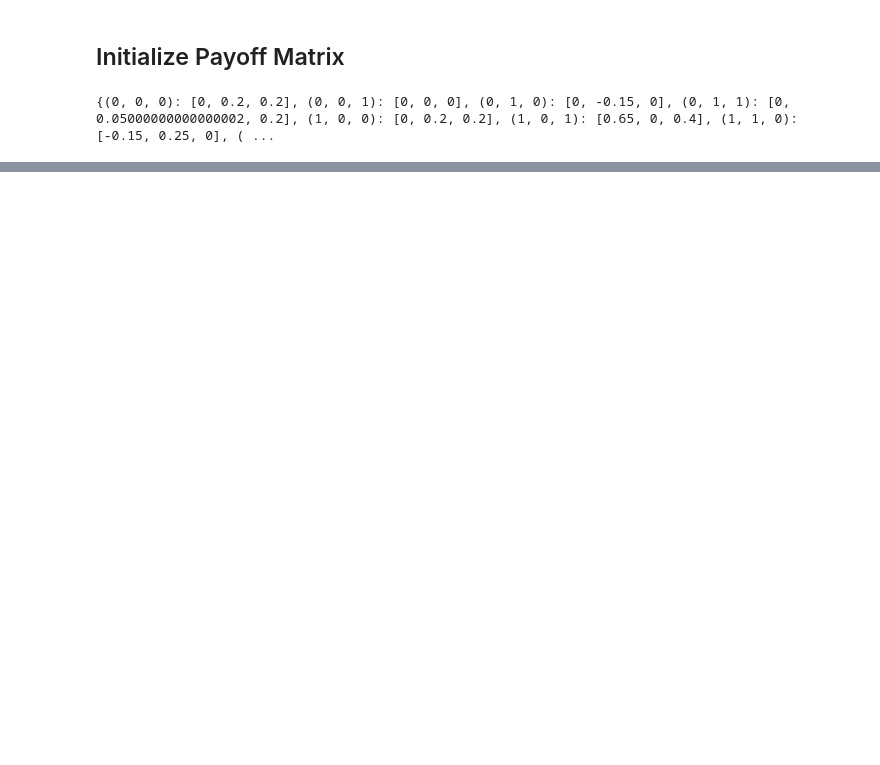
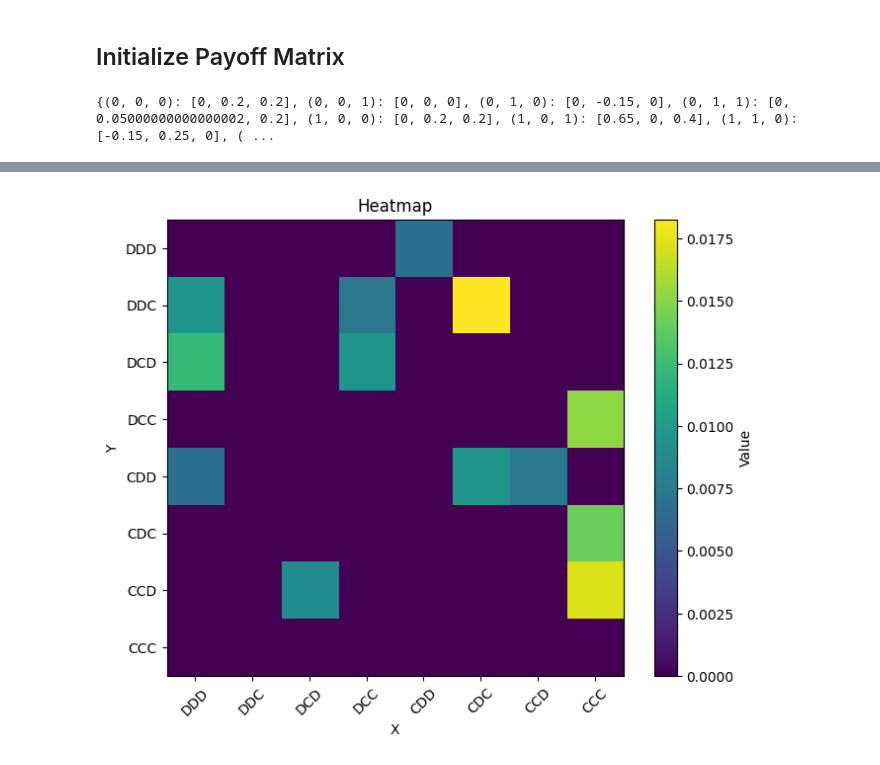
Before and after one commit to dalnakeb/Recommendation_Systems_Evolutionary_Dynamics, a Jupyter notebook: notebooks/rec_sys_evol_dyn.ipynb, the cells around one changed output, grey strips where cells are left out. Saved outputs shown, nothing was run; the diff lists cells and outputs as text; code cells hidden in the pictures; blank space fills up the shorter version.

```diff
--- a/notebooks/rec_sys_evol_dyn.ipynb
+++ b/notebooks/rec_sys_evol_dyn.ipynb
@@ -132,0 +199,42 @@ dist(a,b)
+# %%
+def plot_heatmap_matplotlib(matrix, title="Heatmap", xlabel="X", ylabel="Y", cmap="viridis"):
+    """
+    Plot a heatmap using Matplotlib's imshow.
+
+    Args:
+        matrix (np.ndarray): 2D numpy array to visualize.
+        title (str): Title of the heatmap.
+        xlabel (str): Label for the x-axis.
+        ylabel (str): Label for the y-axis.
+        cmap (str): Colormap to use.
+    """
+    plt.figure(figsize=(8, 6))
+    plt.imshow(matrix, interpolation='nearest', cmap=cmap)
+    plt.xticks(ticks=np.arange(len(states)), labels=states, rotation=45)
+    plt.yticks(ticks=np.arange(len(states)), labels=states)
+    plt.title(title)
+    plt.xlabel(xlabel)
+    plt.ylabel(ylabel)
+    plt.colorbar(label="Value")
+    plt.xticks(np.arange(matrix.shape[1]))
+    plt.yticks(np.arange(matrix.shape[0]))
+    plt.show()
+import copy
+
+def hamming_dist(a, b):
+    dist = 0
+    for i in range(len(a)):
+        if a[i] != b[i]:
+            dist += 1
+    return dist
+
+states = ["DDD", "DDC", "DCD", "DCC", "CDD", "CDC", "CCD", "CCC"]
+
+mat = copy.deepcopy(matrix)
+for i in range(len(mat)):
+    for j in range(len(mat)):
+        if i==j or hamming_dist(states[i], states[j]) > 1 or mat[i,j] < mat[j, i]:
+            mat[i, j] = 0
+plot_heatmap_matplotlib(mat)
+# %% [output]
+[figure, added]
```
Also changed, not shown: parts of 20 cells of this notebook, 1 other file.
